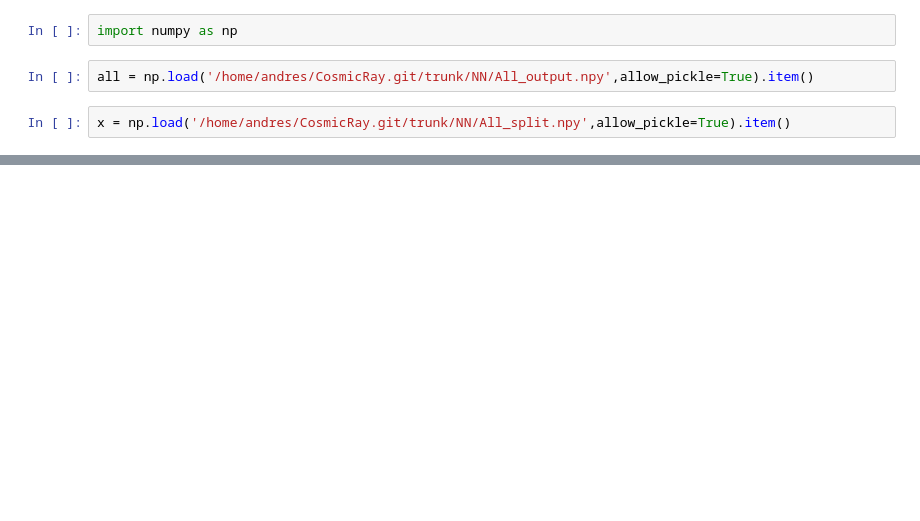
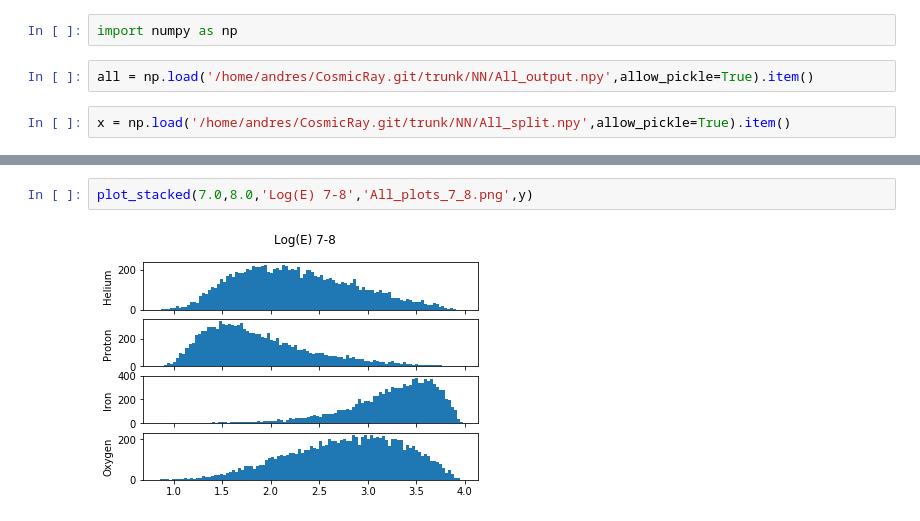
Before and after one commit to andyPhysics/CosmicRay, a Jupyter notebook: ipython/All.ipynb, the cells around one changed output, grey strips where cells are left out. Saved outputs shown, nothing was run; the diff lists cells and outputs as text; blank space fills up the shorter version.

```diff
--- a/ipython/All.ipynb
+++ b/ipython/All.ipynb
@@ -76,0 +57,4 @@ plt.savefig('binned_all_mass.png')
+# %%
+plot_stacked(7.0,8.0,'Log(E) 7-8','All_plots_7_8.png',y)
+# %% [output]
+[figure, added]
```
Also changed, not shown: parts of 16 cells of this notebook, 8 other files.
